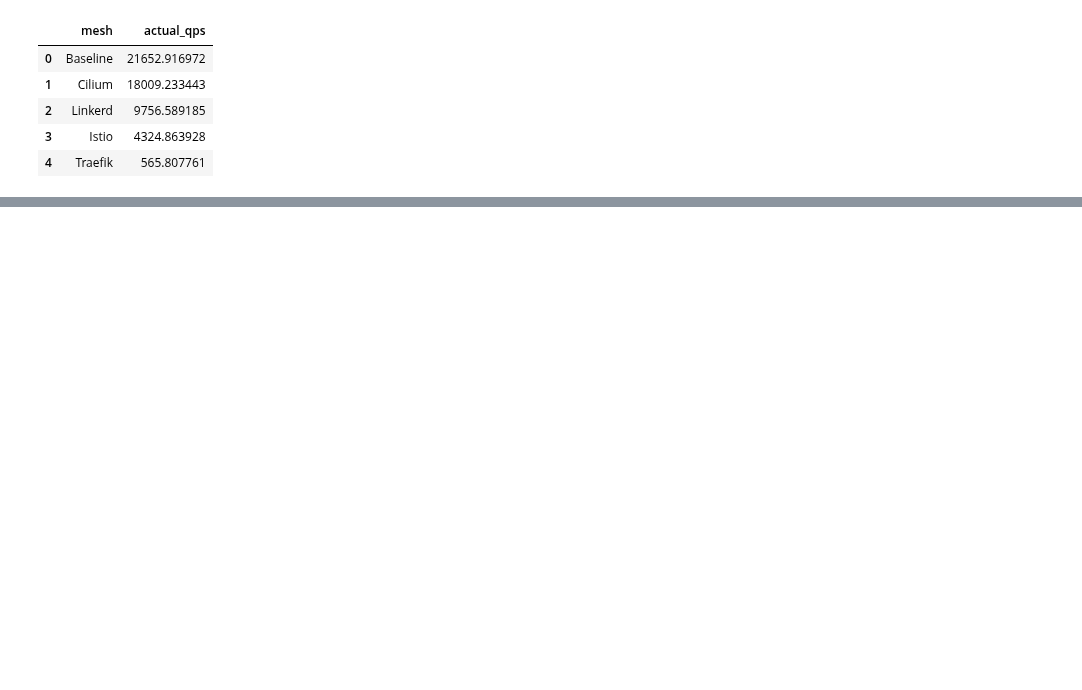
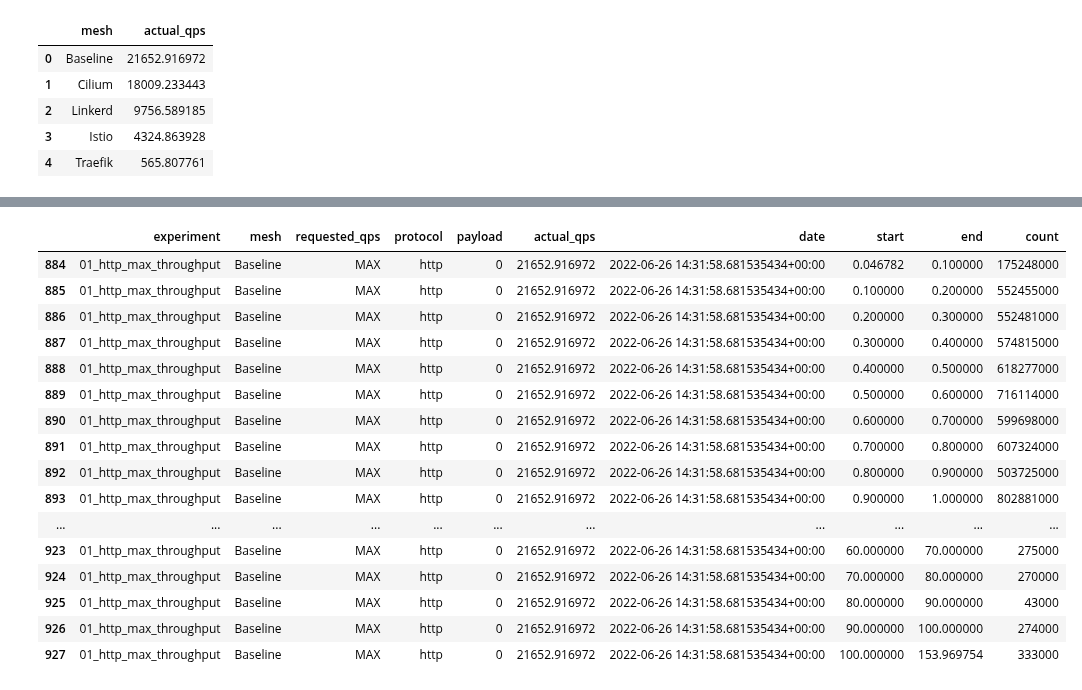
Before and after one commit to RichardBieringa/mesh-bench, a Jupyter notebook: viz/10_http_max_throughput.ipynb, the cells around one changed output, grey strips where cells are left out. Cells and saved outputs as stored; diff of their text form; code cells hidden in the pictures; blank space fills up the shorter version.

```diff
--- a/viz/10_http_max_throughput.ipynb
+++ b/viz/10_http_max_throughput.ipynb
@@ -101,0 +121,21 @@ fig.savefig(plot_dir / "exp-01_maximum_throughput_bar.pdf")
+# %%
+df = df[df["mesh"] == "Baseline"]
+df
+# %% [output]
+|  | experiment | mesh | requested_qps | protocol | payload | actual_qps | date | start | end | count |
+| 884 | 01_http_max_throughput | Baseline | MAX | http | 0 | 21652.916972 | 2022-06-26 14:31:58.681535434+00:00 | 0.046782 | 0.100000 | 175248000 |
+| 885 | 01_http_max_throughput | Baseline | MAX | http | 0 | 21652.916972 | 2022-06-26 14:31:58.681535434+00:00 | 0.100000 | 0.200000 | 552455000 |
+| 886 | 01_http_max_throughput | Baseline | MAX | http | 0 | 21652.916972 | 2022-06-26 14:31:58.681535434+00:00 | 0.200000 | 0.300000 | 552481000 |
+| 887 | 01_http_max_throughput | Baseline | MAX | http | 0 | 21652.916972 | 2022-06-26 14:31:58.681535434+00:00 | 0.300000 | 0.400000 | 574815000 |
+| 888 | 01_http_max_throughput | Baseline | MAX | http | 0 | 21652.916972 | 2022-06-26 14:31:58.681535434+00:00 | 0.400000 | 0.500000 | 618277000 |
+| 889 | 01_http_max_throughput | Baseline | MAX | http | 0 | 21652.916972 | 2022-06-26 14:31:58.681535434+00:00 | 0.500000 | 0.600000 | 716114000 |
+| 890 | 01_http_max_throughput | Baseline | MAX | http | 0 | 21652.916972 | 2022-06-26 14:31:58.681535434+00:00 | 0.600000 | 0.700000 | 599698000 |
+| 891 | 01_http_max_throughput | Baseline | MAX | http | 0 | 21652.916972 | 2022-06-26 14:31:58.681535434+00:00 | 0.700000 | 0.800000 | 607324000 |
+| 892 | 01_http_max_throughput | Baseline | MAX | http | 0 | 21652.916972 | 2022-06-26 14:31:58.681535434+00:00 | 0.800000 | 0.900000 | 503725000 |
+| 893 | 01_http_max_throughput | Baseline | MAX | http | 0 | 21652.916972 | 2022-06-26 14:31:58.681535434+00:00 | 0.900000 | 1.000000 | 802881000 |
+| ... | ... | ... | ... | ... | ... | ... | ... | ... | ... | ... |
+| 923 | 01_http_max_throughput | Baseline | MAX | http | 0 | 21652.916972 | 2022-06-26 14:31:58.681535434+00:00 | 60.000000 | 70.000000 | 275000 |
+| 924 | 01_http_max_throughput | Baseline | MAX | http | 0 | 21652.916972 | 2022-06-26 14:31:58.681535434+00:00 | 70.000000 | 80.000000 | 270000 |
+| 925 | 01_http_max_throughput | Baseline | MAX | http | 0 | 21652.916972 | 2022-06-26 14:31:58.681535434+00:00 | 80.000000 | 90.000000 | 43000 |
+| 926 | 01_http_max_throughput | Baseline | MAX | http | 0 | 21652.916972 | 2022-06-26 14:31:58.681535434+00:00 | 90.000000 | 100.000000 | 274000 |
+| 927 | 01_http_max_throughput | Baseline | MAX | http | 0 | 21652.916972 | 2022-06-26 14:31:58.681535434+00:00 | 100.000000 | 153.969754 | 333000 |
```
Also changed, not shown: parts of 4 cells of this notebook, 1 other file.
